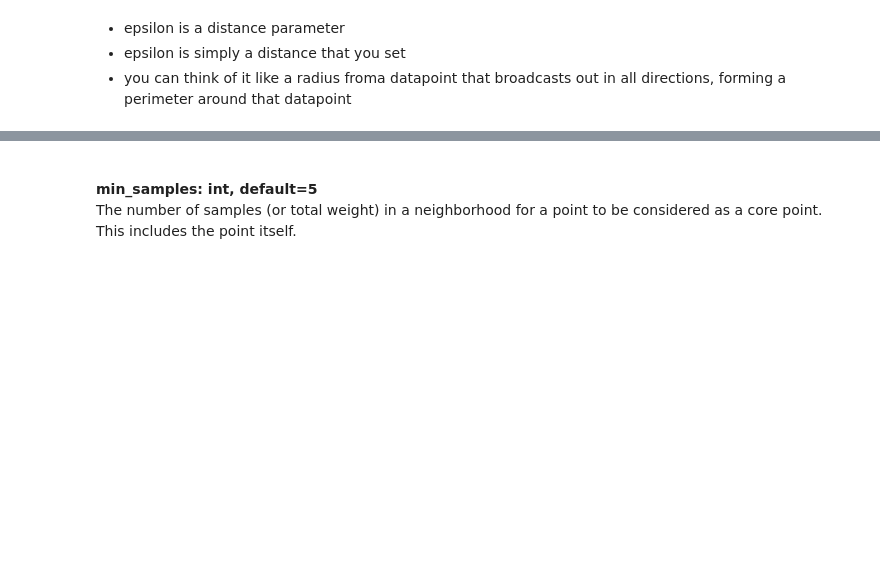
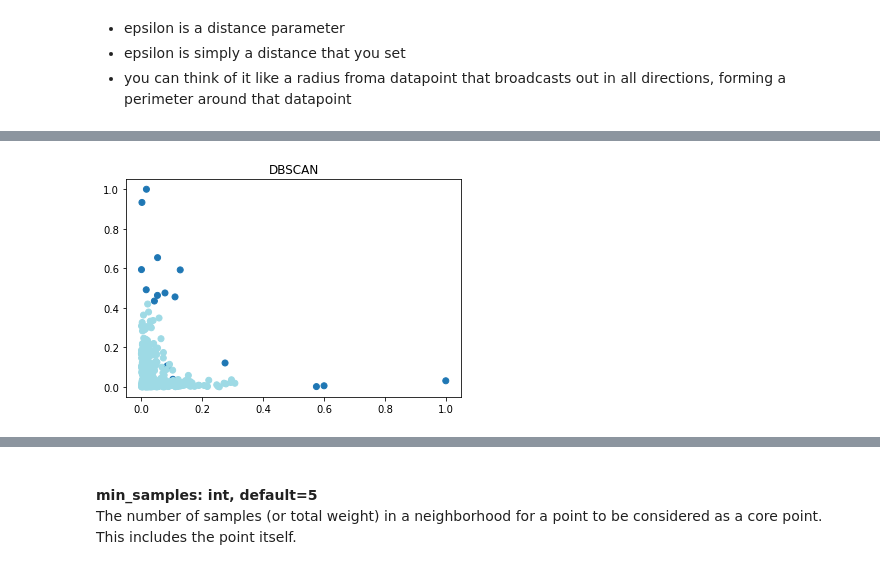
Before and after one commit to segovialori/anomaly-detection-exercises, a Jupyter notebook: clustering_anomaly_detection.ipynb, the cells around one changed output, grey strips where cells are left out. Drawn from its saved outputs; the diff is of its cells as text; code cells hidden in the pictures; blank space fills up the shorter version.

```diff
--- a/clustering_anomaly_detection.ipynb
+++ b/clustering_anomaly_detection.ipynb
@@ -235,0 +261,6 @@ Text(0.5, 0, 'Delicassen')
+# %%
+#eps = .30
+eps = .30
+dbscan(X, eps, min_samples)
+# %% [output]
+[figure, added]
```
Also changed, not shown: parts of 11 cells of this notebook.
